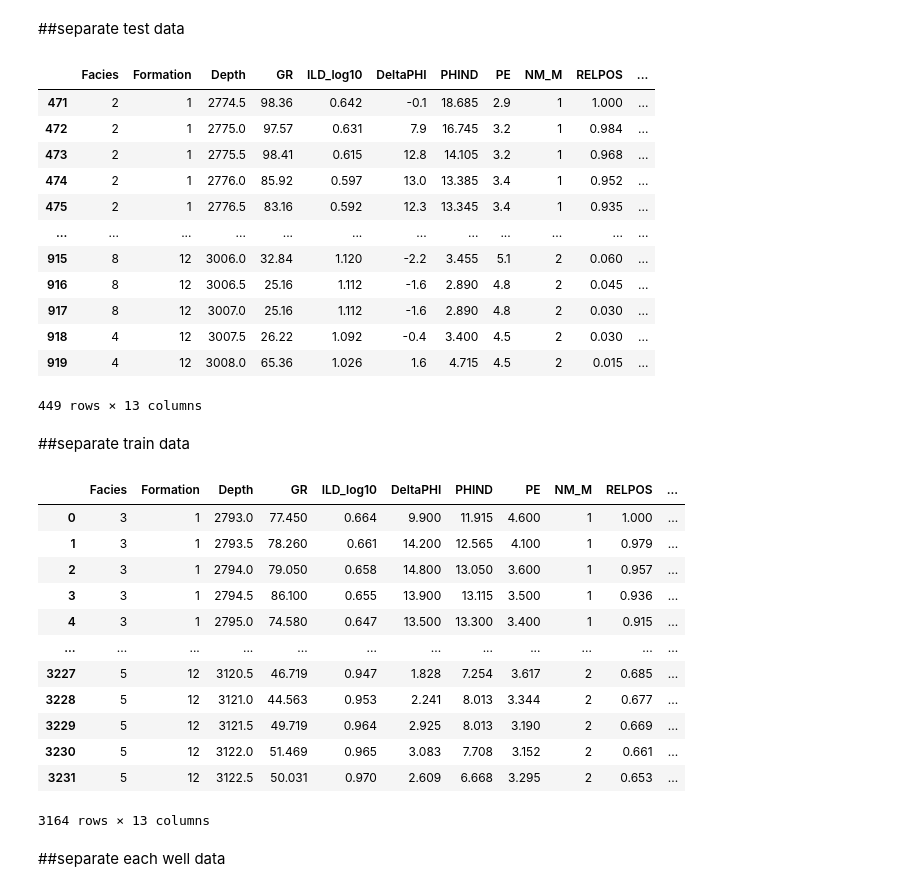
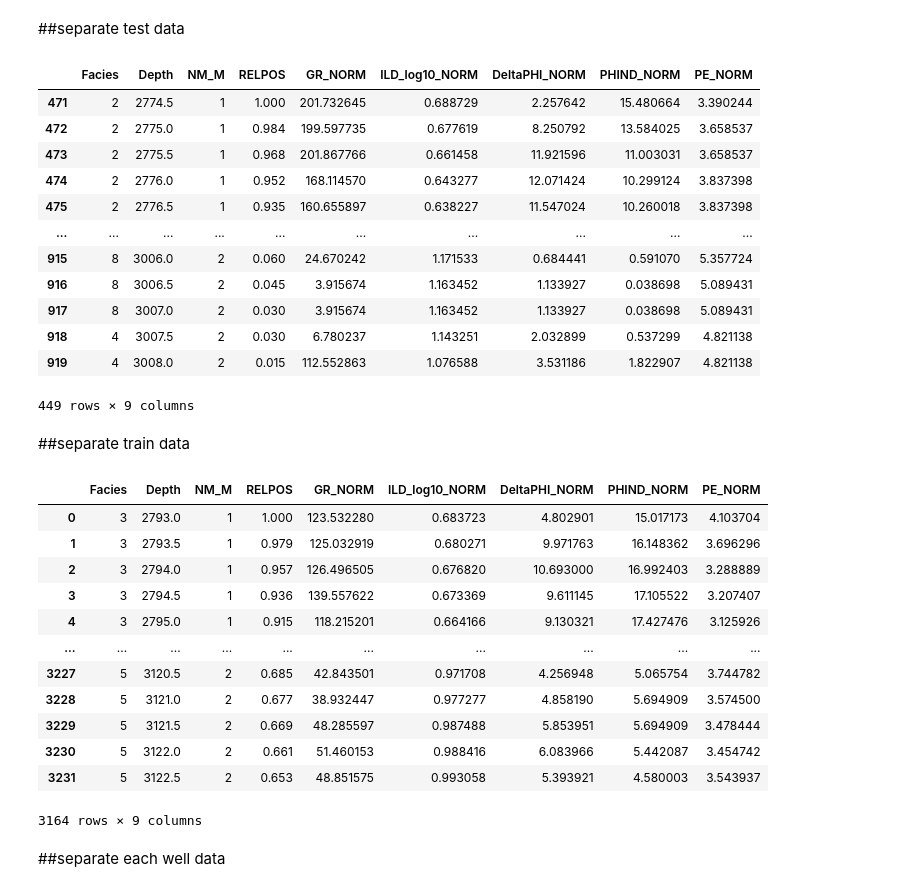
Before and after one commit to mehrdadamini/-texas_data_set, a Jupyter notebook: main.ipynb, the cells around one changed output. Cells and saved outputs as stored; diff of their text form; code cells hidden in the pictures.

```diff
--- a/main.ipynb
+++ b/main.ipynb
@@ -220,44 +209,44 @@ df.head()
 # %% [markdown]
 ##separate test data
 # %%
-grouped = df.groupby('Well Name')
-blind_df = grouped.get_group("SHANKLE").drop(labels="Well Name", axis=1)
+blind_df = wells.get_group("SHANKLE").drop(labels="Well Name", axis=1)
+blind_df = blind_df.drop(labels=['Formation', 'GR','ILD_log10','DeltaPHI','PHIND','PE'], axis=1)
 blind_df
 # %% [output]
-|  | Facies | Formation | Depth | GR | ILD_log10 | DeltaPHI | PHIND | PE | NM_M | RELPOS | ... |
-| 471 | 2 | 1 | 2774.5 | 98.36 | 0.642 | -0.1 | 18.685 | 2.9 | 1 | 1.000 | ... |
-| 472 | 2 | 1 | 2775.0 | 97.57 | 0.631 | 7.9 | 16.745 | 3.2 | 1 | 0.984 | ... |
-| 473 | 2 | 1 | 2775.5 | 98.41 | 0.615 | 12.8 | 14.105 | 3.2 | 1 | 0.968 | ... |
-| 474 | 2 | 1 | 2776.0 | 85.92 | 0.597 | 13.0 | 13.385 | 3.4 | 1 | 0.952 | ... |
-| 475 | 2 | 1 | 2776.5 | 83.16 | 0.592 | 12.3 | 13.345 | 3.4 | 1 | 0.935 | ... |
-| ... | ... | ... | ... | ... | ... | ... | ... | ... | ... | ... | ... |
-| 915 | 8 | 12 | 3006.0 | 32.84 | 1.120 | -2.2 | 3.455 | 5.1 | 2 | 0.060 | ... |
-| 916 | 8 | 12 | 3006.5 | 25.16 | 1.112 | -1.6 | 2.890 | 4.8 | 2 | 0.045 | ... |
-| 917 | 8 | 12 | 3007.0 | 25.16 | 1.112 | -1.6 | 2.890 | 4.8 | 2 | 0.030 | ... |
-| 918 | 4 | 12 | 3007.5 | 26.22 | 1.092 | -0.4 | 3.400 | 4.5 | 2 | 0.030 | ... |
-| 919 | 4 | 12 | 3008.0 | 65.36 | 1.026 | 1.6 | 4.715 | 4.5 | 2 | 0.015 | ... |
+|  | Facies | Depth | NM_M | RELPOS | GR_NORM | ILD_log10_NORM | DeltaPHI_NORM | PHIND_NORM | PE_NORM |
+| 471 | 2 | 2774.5 | 1 | 1.000 | 201.732645 | 0.688729 | 2.257642 | 15.480664 | 3.390244 |
+| 472 | 2 | 2775.0 | 1 | 0.984 | 199.597735 | 0.677619 | 8.250792 | 13.584025 | 3.658537 |
+| 473 | 2 | 2775.5 | 1 | 0.968 | 201.867766 | 0.661458 | 11.921596 | 11.003031 | 3.658537 |
+| 474 | 2 | 2776.0 | 1 | 0.952 | 168.114570 | 0.643277 | 12.071424 | 10.299124 | 3.837398 |
+| 475 | 2 | 2776.5 | 1 | 0.935 | 160.655897 | 0.638227 | 11.547024 | 10.260018 | 3.837398 |
+| ... | ... | ... | ... | ... | ... | ... | ... | ... | ... |
+| 915 | 8 | 3006.0 | 2 | 0.060 | 24.670242 | 1.171533 | 0.684441 | 0.591070 | 5.357724 |
+| 916 | 8 | 3006.5 | 2 | 0.045 | 3.915674 | 1.163452 | 1.133927 | 0.038698 | 5.089431 |
+| 917 | 8 | 3007.0 | 2 | 0.030 | 3.915674 | 1.163452 | 1.133927 | 0.038698 | 5.089431 |
+| 918 | 4 | 3007.5 | 2 | 0.030 | 6.780237 | 1.143251 | 2.032899 | 0.537299 | 4.821138 |
+| 919 | 4 | 3008.0 | 2 | 0.015 | 112.552863 | 1.076588 | 3.531186 | 1.822907 | 4.821138 |
-449 rows × 13 columns
+449 rows × 9 columns
 # %% [markdown]
 ##separate train data
 # %%
 train_set = df.loc[df['Well Name'] !='SHANKLE']
 train_set = df.loc[df['Well Name'] !='Recruit F9']
-train_set = train_set.drop(labels="Well Name", axis=1)
+train_set = train_set.drop(labels=["Well Name",'Formation', 'GR','ILD_log10','DeltaPHI','PHIND','PE'], axis=1)
 train_set
 # %% [output]
-|  | Facies | Formation | Depth | GR | ILD_log10 | DeltaPHI | PHIND | PE | NM_M | RELPOS | ... |
-| 0 | 3 | 1 | 2793.0 | 77.450 | 0.664 | 9.900 | 11.915 | 4.600 | 1 | 1.000 | ... |
-| 1 | 3 | 1 | 2793.5 | 78.260 | 0.661 | 14.200 | 12.565 | 4.100 | 1 | 0.979 | ... |
-| 2 | 3 | 1 | 2794.0 | 79.050 | 0.658 | 14.800 | 13.050 | 3.600 | 1 | 0.957 | ... |
-| 3 | 3 | 1 | 2794.5 | 86.100 | 0.655 | 13.900 | 13.115 | 3.500 | 1 | 0.936 | ... |
-| 4 | 3 | 1 | 2795.0 | 74.580 | 0.647 | 13.500 | 13.300 | 3.400 | 1 | 0.915 | ... |
-| ... | ... | ... | ... | ... | ... | ... | ... | ... | ... | ... | ... |
-| 3227 | 5 | 12 | 3120.5 | 46.719 | 0.947 | 1.828 | 7.254 | 3.617 | 2 | 0.685 | ... |
-| 3228 | 5 | 12 | 3121.0 | 44.563 | 0.953 | 2.241 | 8.013 | 3.344 | 2 | 0.677 | ... |
-| 3229 | 5 | 12 | 3121.5 | 49.719 | 0.964 | 2.925 | 8.013 | 3.190 | 2 | 0.669 | ... |
-| 3230 | 5 | 12 | 3122.0 | 51.469 | 0.965 | 3.083 | 7.708 | 3.152 | 2 | 0.661 | ... |
-| 3231 | 5 | 12 | 3122.5 | 50.031 | 0.970 | 2.609 | 6.668 | 3.295 | 2 | 0.653 | ... |
+|  | Facies | Depth | NM_M | RELPOS | GR_NORM | ILD_log10_NORM | DeltaPHI_NORM | PHIND_NORM | PE_NORM |
+| 0 | 3 | 2793.0 | 1 | 1.000 | 123.532280 | 0.683723 | 4.802901 | 15.017173 | 4.103704 |
+| 1 | 3 | 2793.5 | 1 | 0.979 | 125.032919 | 0.680271 | 9.971763 | 16.148362 | 3.696296 |
+| 2 | 3 | 2794.0 | 1 | 0.957 | 126.496505 | 0.676820 | 10.693000 | 16.992403 | 3.288889 |
+| 3 | 3 | 2794.5 | 1 | 0.936 | 139.557622 | 0.673369 | 9.611145 | 17.105522 | 3.207407 |
+| 4 | 3 | 2795.0 | 1 | 0.915 | 118.215201 | 0.664166 | 9.130321 | 17.427476 | 3.125926 |
+| ... | ... | ... | ... | ... | ... | ... | ... | ... | ... |
+| 3227 | 5 | 3120.5 | 2 | 0.685 | 42.843501 | 0.971708 | 4.256948 | 5.065754 | 3.744782 |
+| 3228 | 5 | 3121.0 | 2 | 0.677 | 38.932447 | 0.977277 | 4.858190 | 5.694909 | 3.574500 |
+| 3229 | 5 | 3121.5 | 2 | 0.669 | 48.285597 | 0.987488 | 5.853951 | 5.694909 | 3.478444 |
+| 3230 | 5 | 3122.0 | 2 | 0.661 | 51.460153 | 0.988416 | 6.083966 | 5.442087 | 3.454742 |
+| 3231 | 5 | 3122.5 | 2 | 0.653 | 48.851575 | 0.993058 | 5.393921 | 4.580003 | 3.543937 |
-3164 rows × 13 columns
+3164 rows × 9 columns
 # %% [markdown]
 ##separate each well data
 # %%
```
Also changed, not shown: parts of 49 cells of this notebook.
